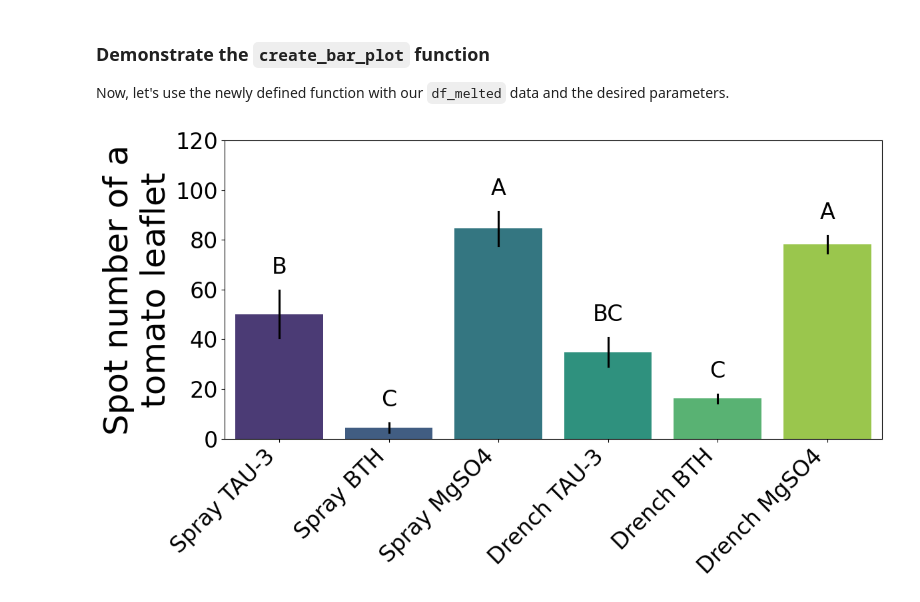
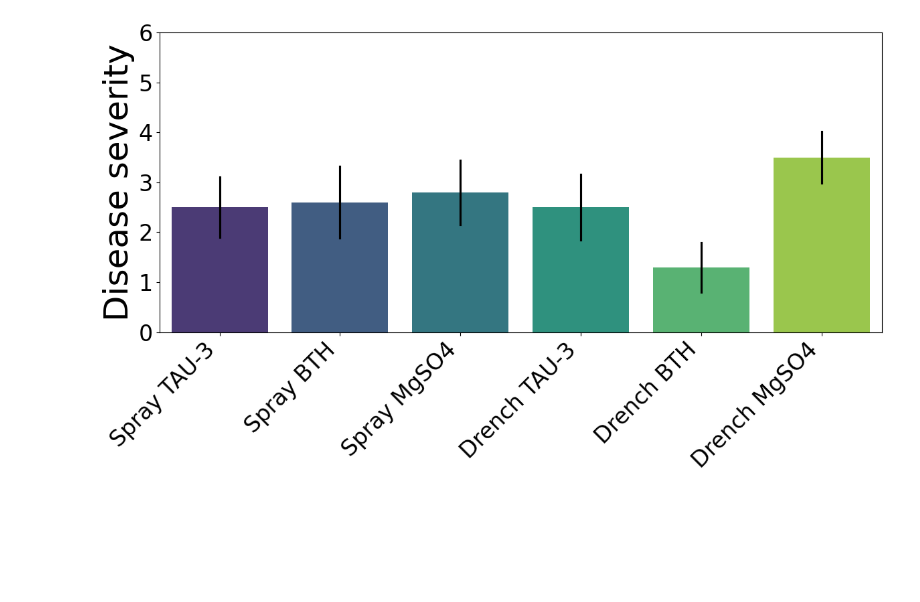
Before and after one commit to jellybbie/study, a Jupyter notebook: scratchpad.ipynb, the cells around one changed output. Saved outputs shown, nothing was run; the diff lists cells and outputs as text; code cells hidden in the pictures; blank space fills up the shorter version.

```diff
--- a/scratchpad.ipynb
+++ b/scratchpad.ipynb
@@ -18,23 +7,0 @@ display(df.head())
-# %%
-import matplotlib.pyplot as plt
-import seaborn as sns
-
-# Dynamically select 'repeat' columns
-repeat_columns = [col for col in df.columns if col.startswith('repeat')]
-
-# Melt the DataFrame to long format for proper error bar calculation
-df_melted = df.melt(id_vars=['Treatment'], value_vars=repeat_columns,
-                   var_name='Repeat_Number', value_name='Repeat_Value')
-
-# Create the bar plot with error bars (standard error) and black error bar color
-plt.figure(figsize=(10, 6))
-sns.barplot(x='Treatment', y='Repeat_Value', data=df_melted, palette='viridis',
-            errorbar='se', # Add standard error as error bars
-            hue='Treatment', legend=False,
-            err_kws={'color': 'black'}) # Set error bar color to black
-plt.title('Average Repeat Values by Treatment with Standard Error')
-plt.xlabel('Treatment')
-plt.ylabel('Average Repeat Value')
-plt.xticks(rotation=45, ha='right')
-plt.tight_layout()
-plt.show()
@@ -52,0 +19,3 @@ display(df)
+# %%
+df_rs01 = pd.read_excel('/content/rawdata-rs02.xlsx')
+display(df_rs01.head())
@@ -323,14 +353,10 @@ def create_bar_plot(df_melted, custom_treatment_order, y_axis_title='Spot number
-# %% [markdown]
-### Demonstrate the `create_bar_plot` function
-
-Now, let's use the newly defined function with our `df_melted` data and the desired parameters.
 # %%
-# Define the custom treatment order (as used previously)
-custom_treatment_order = ['Spray TAU-3', 'Spray BTH', 'Spray MgSO4', 'Drench TAU-3', 'Drench BTH', 'Drench MgSO4']
+# Define the custom treatment order (assuming same order or as observed from df_rs01)
+custom_treatment_order_rs01 = ['Spray TAU-3', 'Spray BTH', 'Spray MgSO4', 'Drench TAU-3', 'Drench BTH', 'Drench MgSO4']
 
-# Call the function with your data and desired settings
-create_bar_plot(df_melted, custom_treatment_order,
-                y_axis_title='Spot number of a\ntomato leaflet', # Two-line title
-                y_axis_limit=120) # Fixed y-axis limit
+# Call the create_bar_plot function with df_melted_rs01
+create_bar_plot(df_melted_rs01, custom_treatment_order_rs01,
+                y_axis_title='Disease severity',
+                y_axis_limit=6) # Adjust y-axis limit as needed for this data
 # %% [output]
-[figure, old version]
+[figure, new version]
```
Also changed, not shown: parts of 20 cells of this notebook.
